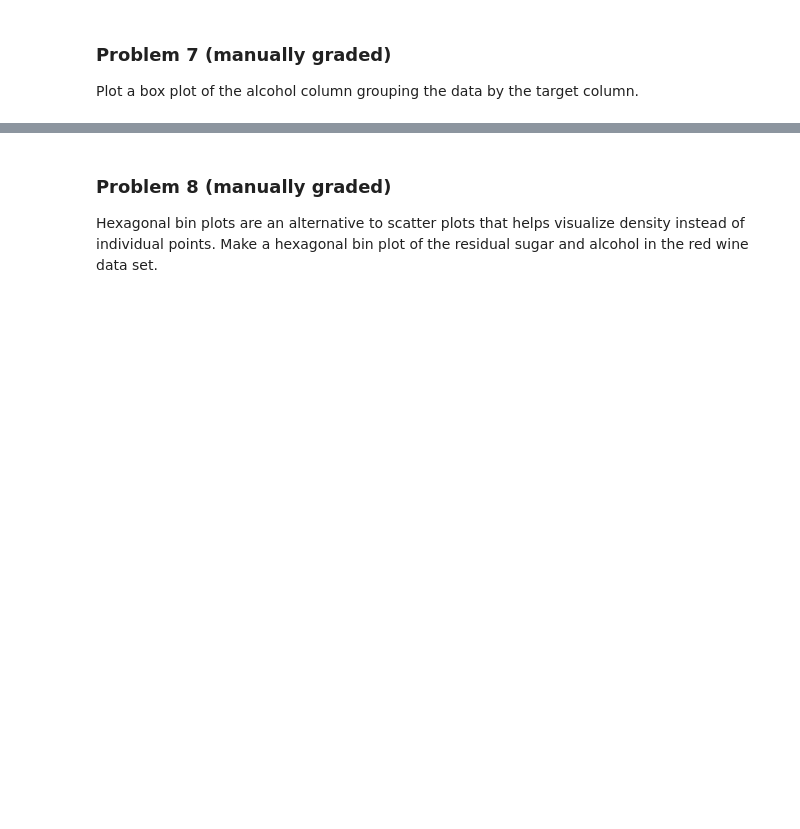
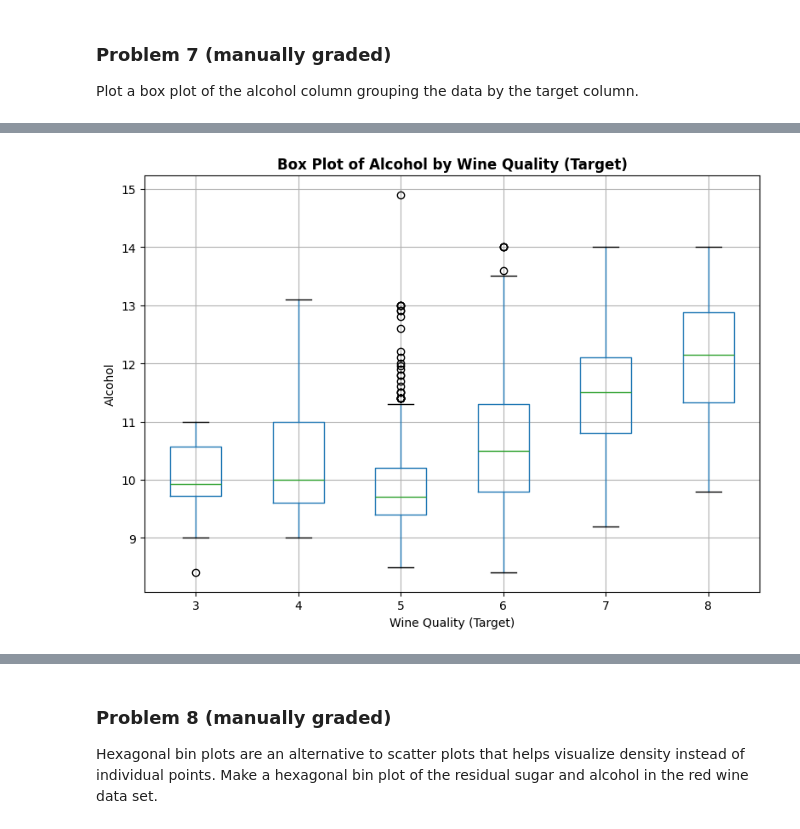
Before and after one commit to jasser-dh/dx602-homework-10, a Jupyter notebook: homework.ipynb, the cells around one changed output, grey strips where cells are left out. Cells and saved outputs as stored; diff of their text form; code cells hidden in the pictures; blank space fills up the shorter version.

```diff
--- a/homework.ipynb
+++ b/homework.ipynb
@@ -192,3 +194,17 @@ Ellipsis
+# %%
+# YOUR CHANGES HERE
+
+ax = red_wine.boxplot(column="alcohol", by="target", figsize=(8, 6), grid=True)
+
+plt.suptitle("")  # Remove the automatic pandas subtitle
+plt.title("Box Plot of Alcohol by Wine Quality (Target)", fontsize=12, fontweight="bold")
+plt.xlabel("Wine Quality (Target)")
+plt.ylabel("Alcohol")
+
+plt.tight_layout()
+plt.show()
+# %% [output]
+[figure, added]
 # %% [markdown]
 <div style="page-break-after: always;"></div>
 # %% [markdown]
```
Also changed, not shown: parts of 10 cells of this notebook.
